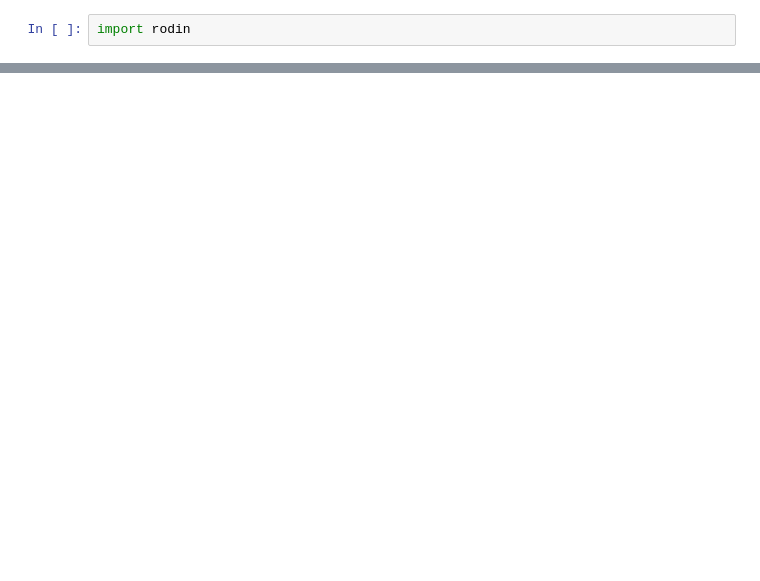
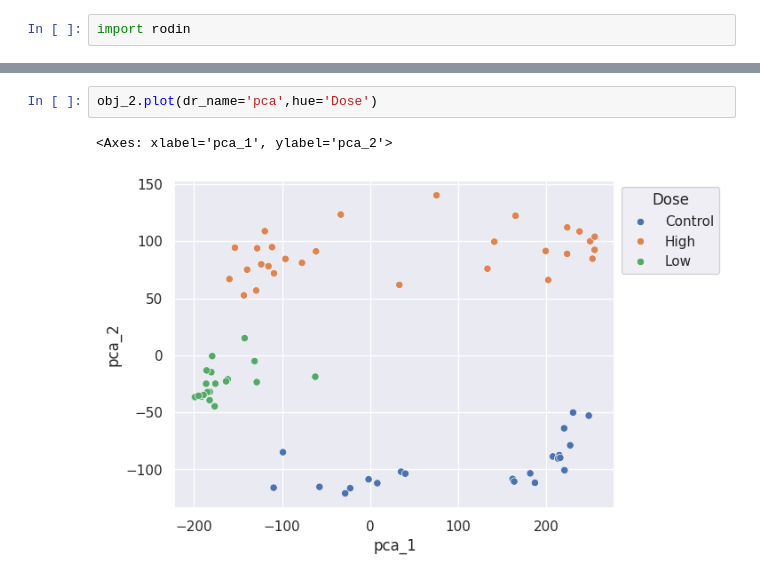
Before and after one commit to BM-Boris/rodin, a Jupyter notebook: guides/user_guide_1.ipynb, the cells around one changed output, grey strips where cells are left out. Drawn from its saved outputs; the diff is of its cells as text; blank space fills up the shorter version.

```diff
--- a/guides/user_guide_1.ipynb
+++ b/guides/user_guide_1.ipynb
@@ -85,0 +108,5 @@ obj.clustergram(interactive=False)
+# %%
+obj_2.plot(dr_name='pca',hue='Dose')
+# %% [output]
+<Axes: xlabel='pca_1', ylabel='pca_2'>
+[figure, added]
```
Also changed, not shown: parts of 27 cells of this notebook, 4 other files.
